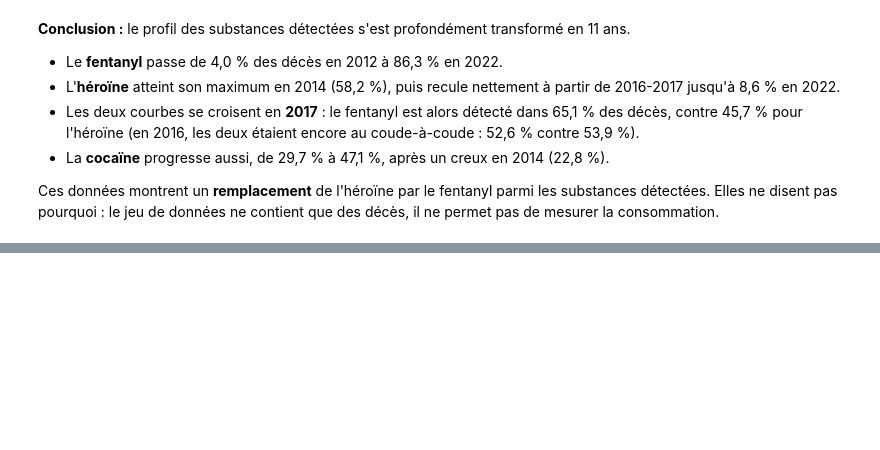
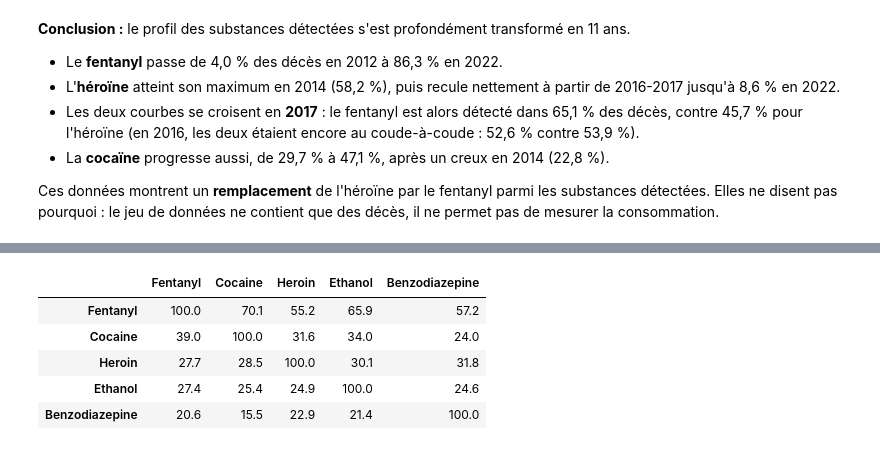
Before and after one commit to NoeChv-n/projet-analyse-overdose, a Jupyter notebook: notebooks/03_analyse.ipynb, the cells around one changed output, grey strips where cells are left out. Drawn from its saved outputs; the diff is of its cells as text; code cells hidden in the pictures; blank space fills up the shorter version.

```diff
--- a/notebooks/03_analyse.ipynb
+++ b/notebooks/03_analyse.ipynb
@@ -128,0 +165,16 @@ Ces données montrent un **remplacement** de l'héroïne par le fentanyl parmi l
+# %%
+parts_associations = {}
+
+for substance_reference in top5_substances:
+    deces_avec_reference = deces[deces[substance_reference]]
+    parts_associations[substance_reference] = deces_avec_reference[top5_substances].mean() * 100
+
+tableau_associations = pd.DataFrame(parts_associations)
+tableau_associations.round(1)
+# %% [output]
+|  | Fentanyl | Cocaine | Heroin | Ethanol | Benzodiazepine |
+| Fentanyl | 100.0 | 70.1 | 55.2 | 65.9 | 57.2 |
+| Cocaine | 39.0 | 100.0 | 31.6 | 34.0 | 24.0 |
+| Heroin | 27.7 | 28.5 | 100.0 | 30.1 | 31.8 |
+| Ethanol | 27.4 | 25.4 | 24.9 | 100.0 | 24.6 |
+| Benzodiazepine | 20.6 | 15.5 | 22.9 | 21.4 | 100.0 |
```
Also changed, not shown: parts of 7 cells of this notebook, 2 other files.
